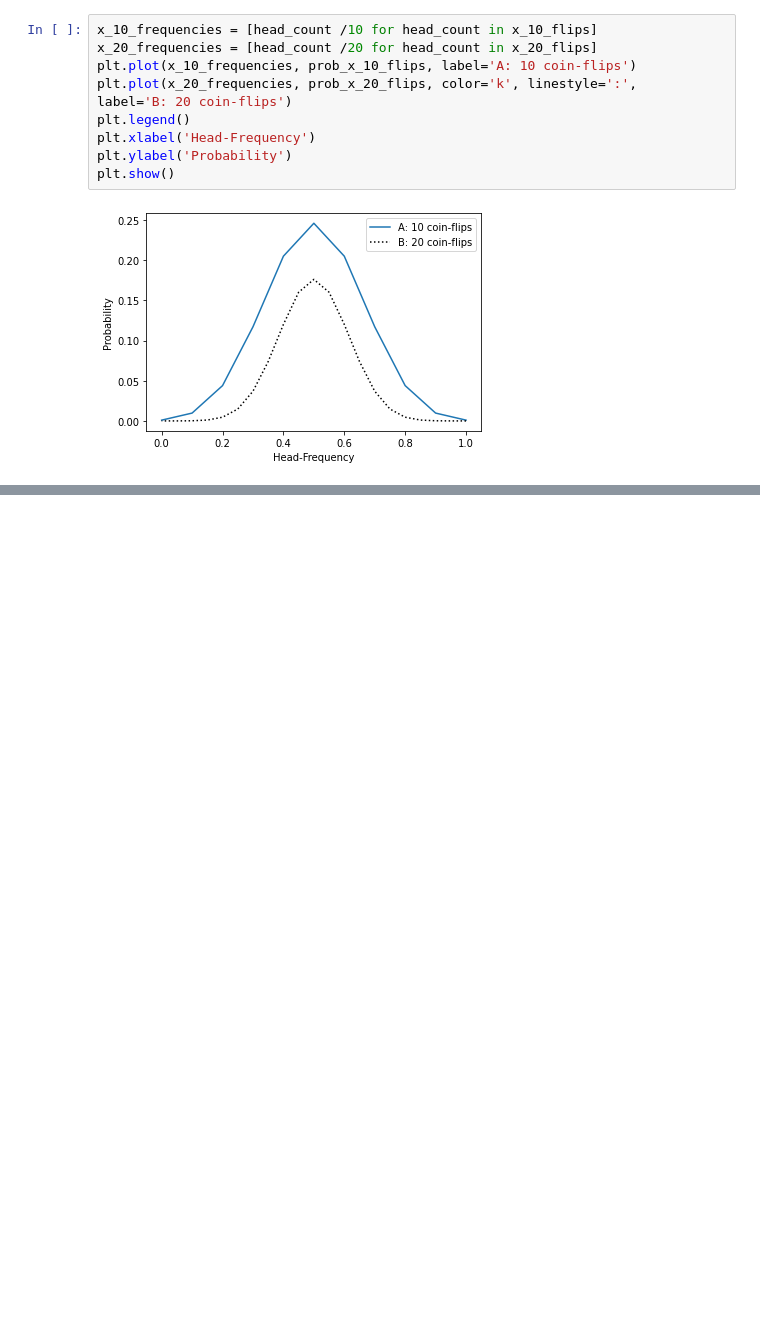
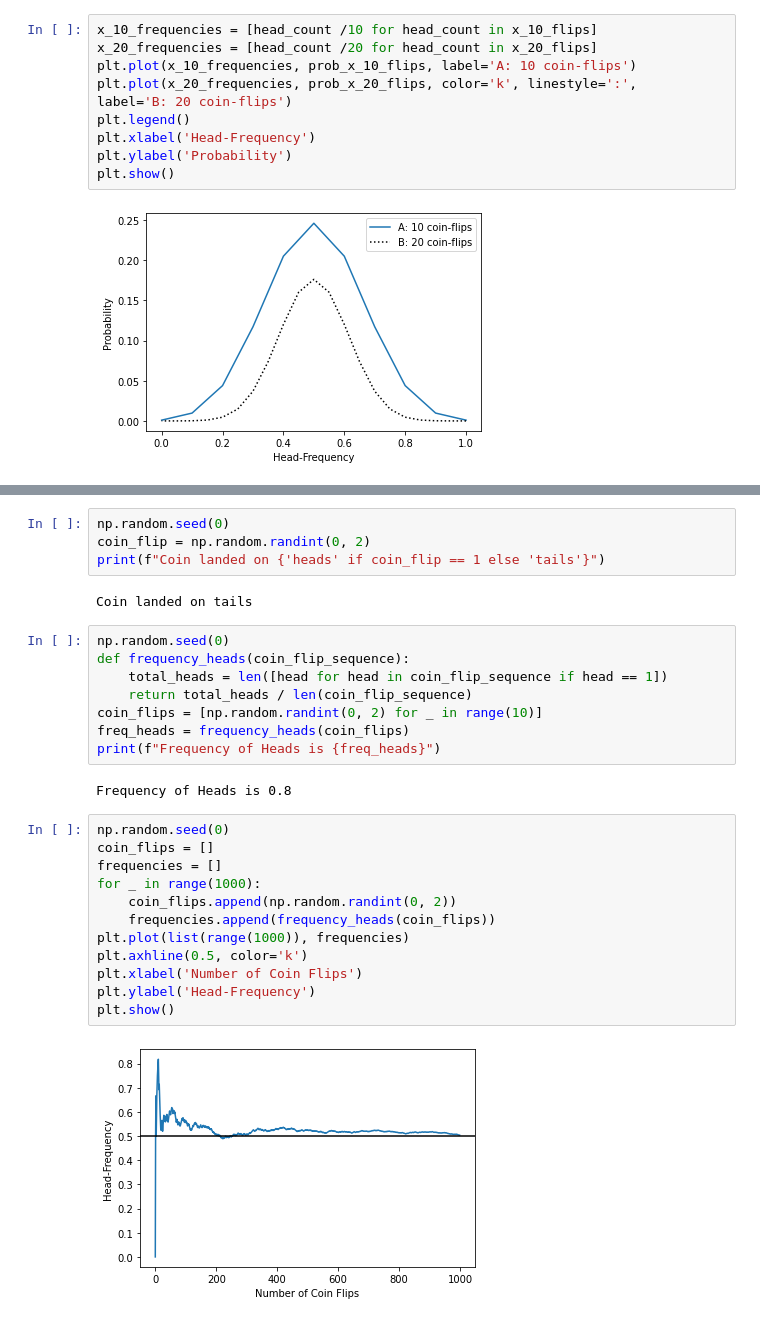
Before and after one commit to Lukas-Forst/100-Days-of-Code, a Jupyter notebook: Day97/Untitled.ipynb, the cells around one changed output, grey strips where cells are left out. Cells and saved outputs as stored; diff of their text form; blank space fills up the shorter version.

```diff
--- a/Day97/Untitled.ipynb
+++ b/Day97/Untitled.ipynb
@@ -150,0 +172,30 @@ plt.show()
+# %%
+np.random.seed(0)
+coin_flip = np.random.randint(0, 2)
+print(f"Coin landed on {'heads' if coin_flip == 1 else 'tails'}")
+# %% [output]
+Coin landed on tails
+# %%
+np.random.seed(0)
+def frequency_heads(coin_flip_sequence):
+    total_heads = len([head for head in coin_flip_sequence if head == 1])
+    return total_heads / len(coin_flip_sequence)
+coin_flips = [np.random.randint(0, 2) for _ in range(10)]
+freq_heads = frequency_heads(coin_flips)
+print(f"Frequency of Heads is {freq_heads}")
+# %% [output]
+Frequency of Heads is 0.8
+# %%
+np.random.seed(0)
+coin_flips = []
+frequencies = []
+for _ in range(1000):
+    coin_flips.append(np.random.randint(0, 2))
+    frequencies.append(frequency_heads(coin_flips))
+plt.plot(list(range(1000)), frequencies)
+plt.axhline(0.5, color='k')
+plt.xlabel('Number of Coin Flips')
+plt.ylabel('Head-Frequency')
+plt.show()
+# %% [output]
+[figure, added]
```
Also changed, not shown: parts of 17 cells of this notebook.
